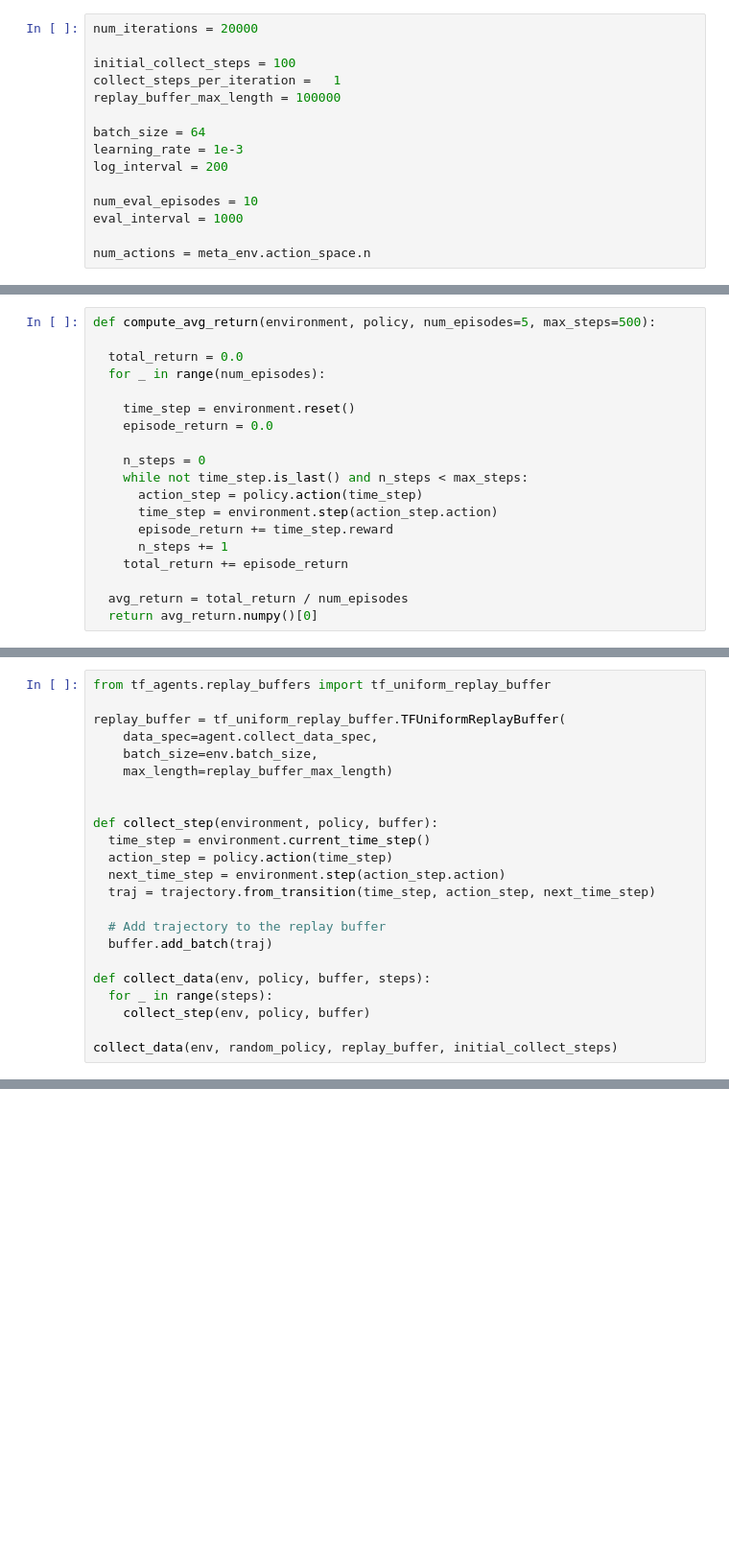
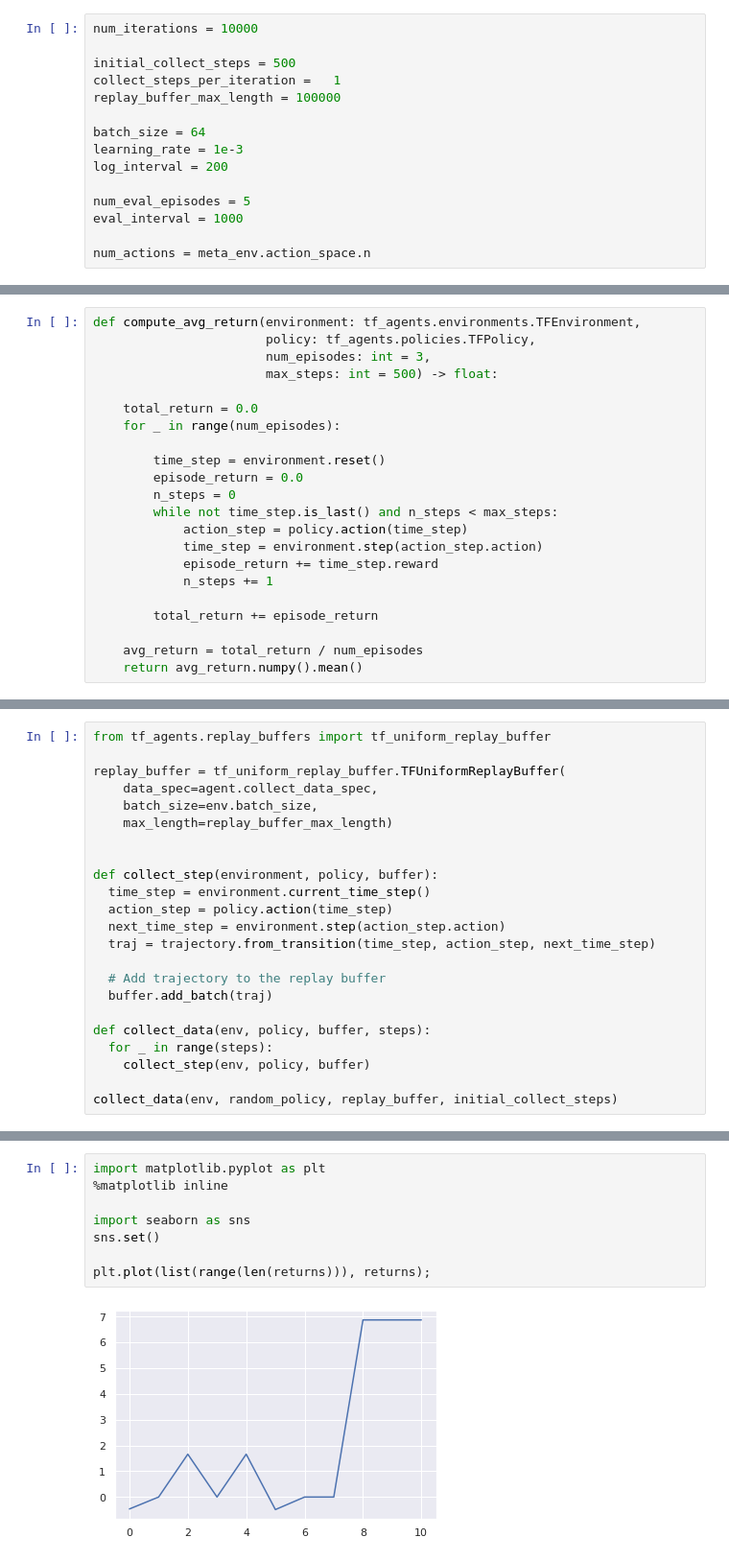
Before and after one commit to justinsvegliato/meta-level-reinforcement-learning, a Jupyter notebook: Training Meta-level.ipynb, the cells around one changed output, grey strips where cells are left out. Shown: that part at 96% size. Saved outputs shown, nothing was run; the diff lists cells and outputs as text; blank space fills up the shorter version.

```diff
--- a/Training Meta-level.ipynb
+++ b/Training Meta-level.ipynb
@@ -16,9 +48,9 @@ meta_env = MetaEnv(object_env, q_hat, make_maze_search_tree)
 import tensorflow as tf
 import tf_agents
 # %%
-num_iterations = 20000
+num_iterations = 10000
 
-initial_collect_steps = 100
+initial_collect_steps = 500
 collect_steps_per_iteration =   1
 replay_buffer_max_length = 100000
 
@@ -26,7 +58,7 @@ batch_size = 64
 learning_rate = 1e-3
 log_interval = 200
 
-num_eval_episodes = 10
+num_eval_episodes = 5
 eval_interval = 1000
 
 num_actions = meta_env.action_space.n
@@ -249,22 +212,25 @@ create_policy_eval_video(random_policy)
 # %%
-def compute_avg_return(environment, policy, num_episodes=5, max_steps=500):
+def compute_avg_return(environment: tf_agents.environments.TFEnvironment,
+                       policy: tf_agents.policies.TFPolicy,
+                       num_episodes: int = 3,
+                       max_steps: int = 500) -> float:
 
-  total_return = 0.0
-  for _ in range(num_episodes):
+    total_return = 0.0
+    for _ in range(num_episodes):
 
-    time_step = environment.reset()
-    episode_return = 0.0
+        time_step = environment.reset()
+        episode_return = 0.0
+        n_steps = 0
+        while not time_step.is_last() and n_steps < max_steps:
+            action_step = policy.action(time_step)
+            time_step = environment.step(action_step.action)
+            episode_return += time_step.reward
+            n_steps += 1
 
-    n_steps = 0
-    while not time_step.is_last() and n_steps < max_steps:
-      action_step = policy.action(time_step)
-      time_step = environment.step(action_step.action)
-      episode_return += time_step.reward
-      n_steps += 1
-    total_return += episode_return
+        total_return += episode_return
 
-  avg_return = total_return / num_episodes
-  return avg_return.numpy()[0]
+    avg_return = total_return / num_episodes
+    return avg_return.numpy().mean()
 # %%
 compute_avg_return(env, random_policy)
 # %% [output]
@@ -392,0 +372,10 @@ create_policy_eval_video(agent.policy, max_steps=100)
+# %%
+import matplotlib.pyplot as plt
+%matplotlib inline
+
+import seaborn as sns
+sns.set()
+
+plt.plot(list(range(len(returns))), returns);
+# %% [output]
+[figure, added]
```
Also changed, not shown: parts of 24 cells of this notebook, 13 other files.
